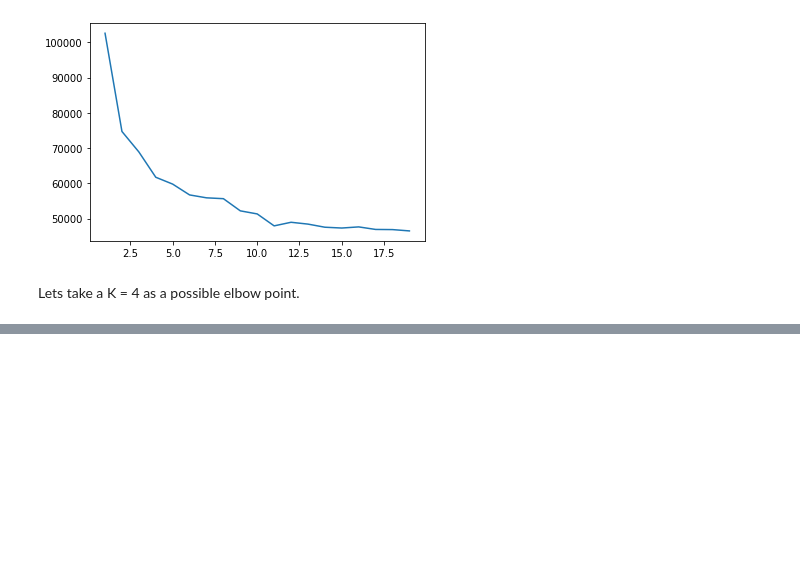
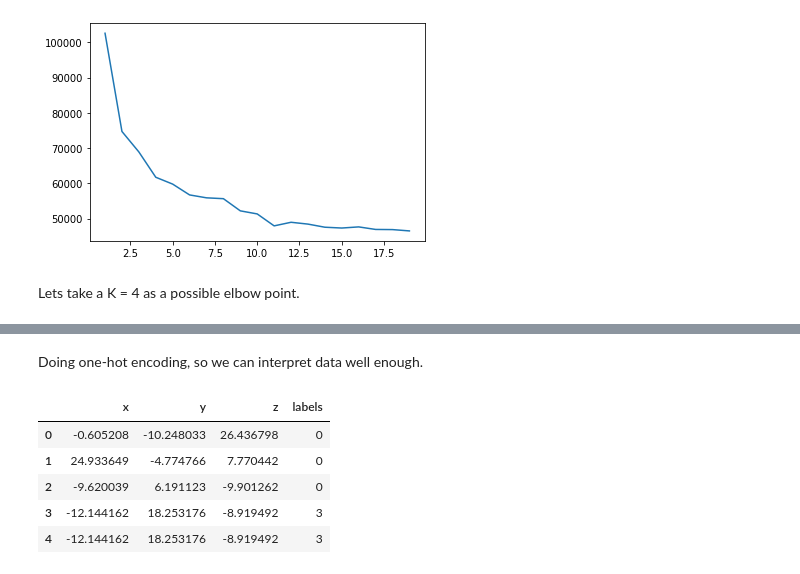
Before and after one commit to dmkirichen/unsup-news-relevancy, a Jupyter notebook: unsupervised_kmodes.ipynb, the cells around one changed output, grey strips where cells are left out. Cells and saved outputs as stored; diff of their text form; code cells hidden in the pictures; blank space fills up the shorter version.

```diff
--- a/unsupervised_kmodes.ipynb
+++ b/unsupervised_kmodes.ipynb
@@ -165,0 +238,2 @@ Lets take a K = 4 as a possible elbow point.
+# %% [markdown]
+Doing one-hot encoding, so we can interpret data well enough.
@@ -165,0 +261,9 @@ Lets take a K = 4 as a possible elbow point.
+# %%
+tsne_3d_df.head()
+# %% [output]
+|  | x | y | z | labels |
+| 0 | -0.605208 | -10.248033 | 26.436798 | 0 |
+| 1 | 24.933649 | -4.774766 | 7.770442 | 0 |
+| 2 | -9.620039 | 6.191123 | -9.901262 | 0 |
+| 3 | -12.144162 | 18.253176 | -8.919492 | 3 |
+| 4 | -12.144162 | 18.253176 | -8.919492 | 3 |
```
Also changed, not shown: parts of 18 cells of this notebook, 2 other files.
